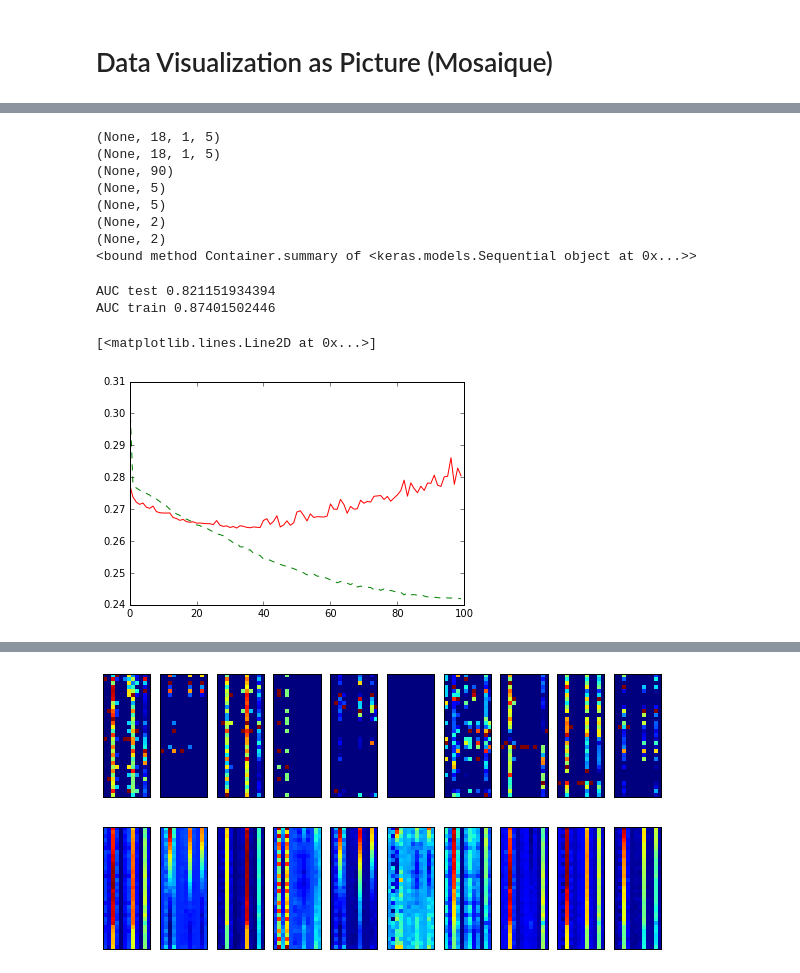
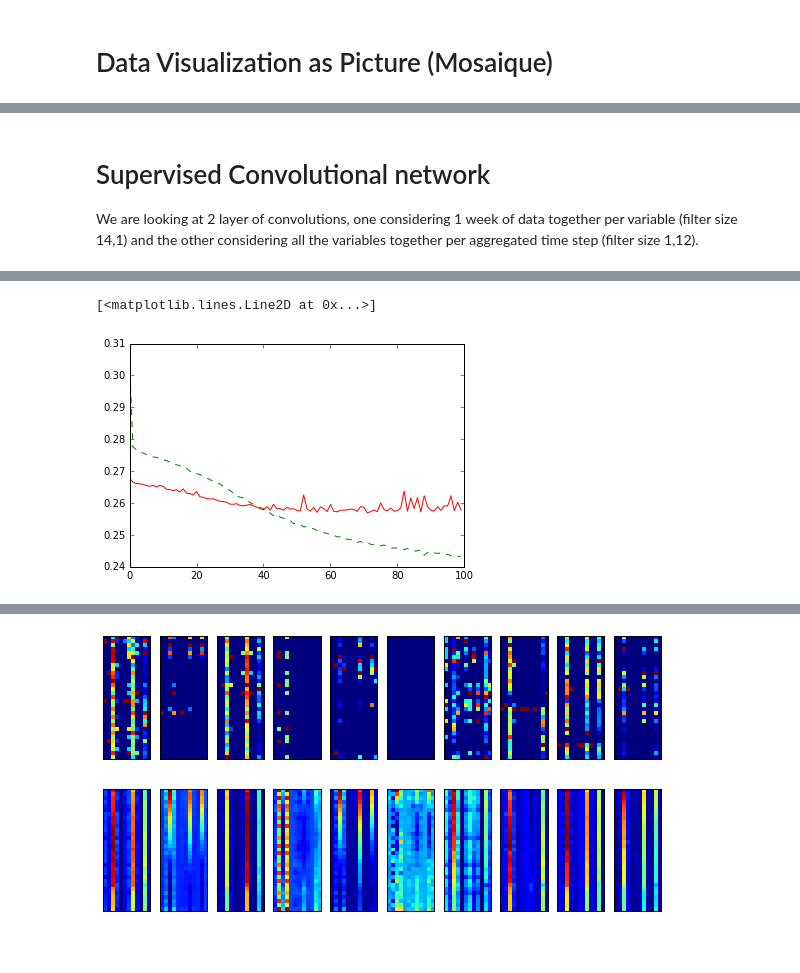
Before and after one commit to CyrilleDS/Business-Deep-Learning, a Jupyter notebook: Convolutional Network for Churn.ipynb, the cells around one changed output, grey strips where cells are left out. Cells and saved outputs as stored; diff of their text form; code cells hidden in the pictures; blank space fills up the shorter version.

```diff
--- a/Convolutional Network for Churn.ipynb
+++ b/Convolutional Network for Churn.ipynb
@@ -130,65 +151,29 @@ with 10 filters in the first layer then 4 in the second. relu is way more effici
+# %% [markdown]
+# Supervised Convolutional network
+We are looking at 2 layer of convolutions, one considering 1 week of data together per variable (filter size 14,1) and the other considering all the variables together per aggregated time step (filter size 1,12).
 # %%
-model = Sequential()
+input_1 =  Input(shape=(31,12,1), name = "input_1")
 
-# First Convolution Layer
-
-model.add(Convolution2D(5, 14, 1, border_mode='valid',input_shape=(31, 12, 1)))
-first_layer = model.layers[-1]
-# this is a placeholder tensor that will contain our generated images
-input_img = first_layer.input
-convout1 = Activation('relu') # to be plotted later on
-model.add(convout1)
-print(model.output_shape)
-
-#Second Convolution Layer
-
-model.add(Convolution2D(5, 1, 12,border_mode='valid',input_shape=(25,12,10)))
-#model.add(Convolution2D(2, 1, 10,border_mode='valid'))
-print(model.output_shape)
-convout2 = Activation('relu')   # to be plotted later on
-model.add(convout2)
-print(model.output_shape)
-
-#First Fully Connected Layer
-
-model.add(Flatten())
-print(model.output_shape)
-model.add(Dense(5))
-print(model.output_shape)
-dense1 = Activation('relu') # to be plotted later on
-model.add(dense1)
-print(model.output_shape)
-
-#Second and Final Fully Connected Layer
-
-model.add(Dense(2))  # to be plotted later on
-print(model.output_shape)
-dense2 = Activation('softmax')
-model.add(dense2)
+x1 = Convolution2D(5, (7, 1), padding='valid',input_shape=(31, 12, 1), activation = 'relu', name = "conv1")(input_1)
+x1 = Convolution2D(5, (1, 12), padding='valid',input_shape=(25,12,10), activation = 'relu', name = "conv2")(x1)
+x1 = Flatten()(x1)
+x1 = Dense(5,activation = 'relu', name = "Dense1")(x1)
+prediction = Dense(2,activation = 'softmax', name = "prediction")(x1)
 
 
-
+model = Model(inputs=input_1, outputs=prediction)
+model.summary()
 model.compile(loss='binary_crossentropy', optimizer='adadelta',metrics=["accuracy"])
 
-print(model.output_shape)
-print(model.summary)
+my_model = model.fit(X_train, Y_train, batch_size=10, epochs=100, verbose=0, validation_data=(X_test, Y_test))
 
-my_model = model.fit(X_train, Y_train, batch_size=10, nb_epoch=100, verbose=0, validation_data=(X_test, Y_test))
-#score = model.evaluate(X_test, Y_test, show_accuracy=True, verbose=0)
-#print('Test score:', score[0])
-#print('Test accuracy:', score[1])
-
-
-
-#Final Results
-
-s_test = model.predict_proba(X_test, batch_size=10, verbose=0)[:,1]
-s_train = model.predict_proba(X_train, batch_size=10, verbose=0)[:,1]
+#AUC Calculation
+s_test = model.predict(X_test, batch_size=10, verbose=0)[:,1]
+s_train = model.predict(X_train, batch_size=10, verbose=0)[:,1]
 auc_test = metrics.roc_auc_score(Y_test[:,1], s_test)
 print('AUC test',auc_test)
 auc_train = metrics.roc_auc_score(Y_train[:,1], s_train)
 print('AUC train',auc_train)
-sum(s_train)
 
 plt.plot(my_model.epoch, my_model.history['loss'], 'g--')
 plt.plot(my_model.epoch, my_model.history['val_loss'], 'r-')
@@ -197,12 +198,2 @@ plt.plot(my_model.epoch, my_model.history['val_loss'], 'r-')
-(None, 18, 1, 5)
-(None, 18, 1, 5)
-(None, 90)
-(None, 5)
-(None, 5)
-(None, 2)
-(None, 2)
-<bound method Container.summary of <keras.models.Sequential object at 0x...>>
+[<matplotlib.lines.Line2D at 0x...>]
-AUC test 0.821151934394
-AUC train 0.87401502446
-[<matplotlib.lines.Line2D at 0x...>]
-[figure, old version]
+[figure, new version]
```
Also changed, not shown: parts of 13 cells of this notebook.
